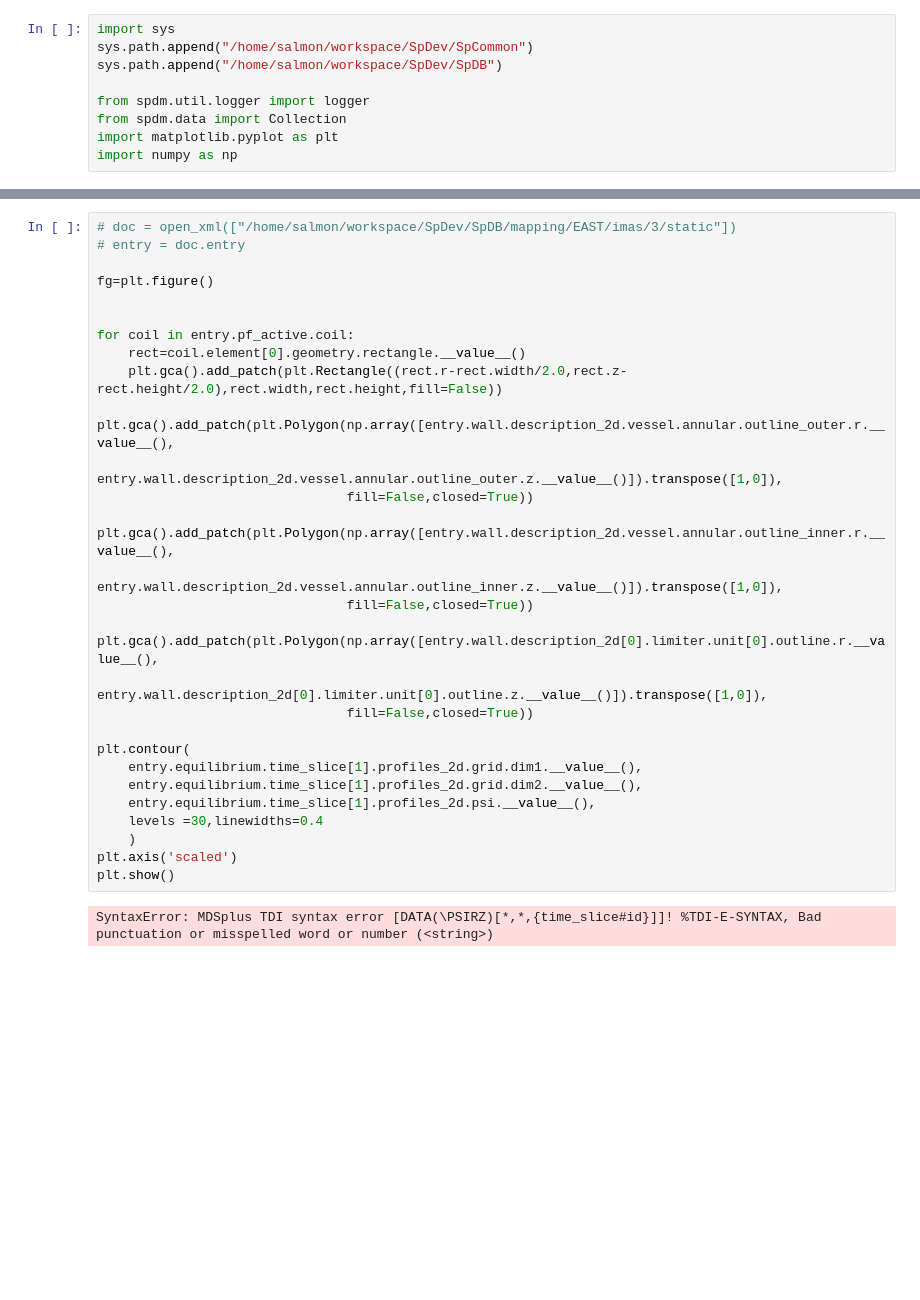
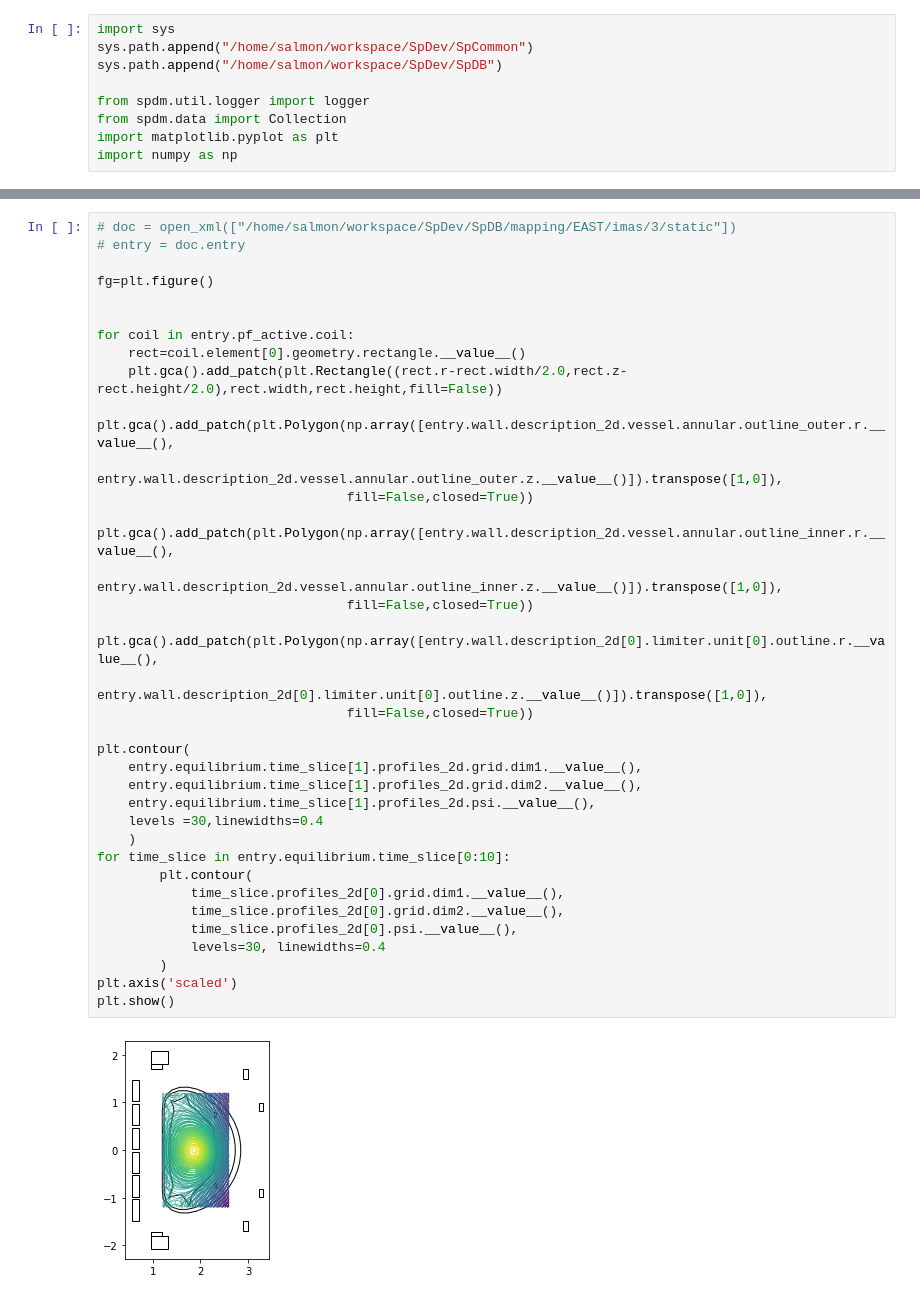
Before and after one commit to simpla-fusion/spdm, a Jupyter notebook: examples/demo_wall.ipynb, the cells around one changed output, grey strips where cells are left out. Saved outputs shown, nothing was run; the diff lists cells and outputs as text; blank space fills up the shorter version.

```diff
--- a/examples/demo_wall.ipynb
+++ b/examples/demo_wall.ipynb
@@ -40,31 +40,38 @@ entry = db.open(shot=55555).entry
 # entry = doc.entry
 
 fg=plt.figure()
 
 
 for coil in entry.pf_active.coil:
     rect=coil.element[0].geometry.rectangle.__value__()
     plt.gca().add_patch(plt.Rectangle((rect.r-rect.width/2.0,rect.z-rect.height/2.0),rect.width,rect.height,fill=False))
 
 plt.gca().add_patch(plt.Polygon(np.array([entry.wall.description_2d.vessel.annular.outline_outer.r.__value__(),
                                           entry.wall.description_2d.vessel.annular.outline_outer.z.__value__()]).transpose([1,0]),
                                 fill=False,closed=True))
 
 plt.gca().add_patch(plt.Polygon(np.array([entry.wall.description_2d.vessel.annular.outline_inner.r.__value__(),
                                           entry.wall.description_2d.vessel.annular.outline_inner.z.__value__()]).transpose([1,0]),
                                 fill=False,closed=True))
 
 plt.gca().add_patch(plt.Polygon(np.array([entry.wall.description_2d[0].limiter.unit[0].outline.r.__value__(),
                                           entry.wall.description_2d[0].limiter.unit[0].outline.z.__value__()]).transpose([1,0]),
                                 fill=False,closed=True))
 
 plt.contour(
     entry.equilibrium.time_slice[1].profiles_2d.grid.dim1.__value__(),
     entry.equilibrium.time_slice[1].profiles_2d.grid.dim2.__value__(),
     entry.equilibrium.time_slice[1].profiles_2d.psi.__value__(),
     levels =30,linewidths=0.4
     )
+for time_slice in entry.equilibrium.time_slice[0:10]:
+        plt.contour(
+            time_slice.profiles_2d[0].grid.dim1.__value__(),
+            time_slice.profiles_2d[0].grid.dim2.__value__(),
+            time_slice.profiles_2d[0].psi.__value__(),
+            levels=30, linewidths=0.4
+        )
 plt.axis('scaled')
 plt.show()
 # %% [output]
-SyntaxError: MDSplus TDI syntax error [DATA(\PSIRZ)[*,*,{time_slice#id}]]! %TDI-E-SYNTAX, Bad punctuation or misspelled word or number (<string>)
+[figure, added]
```
Also changed, not shown: parts of 2 cells of this notebook, 10 other files.
